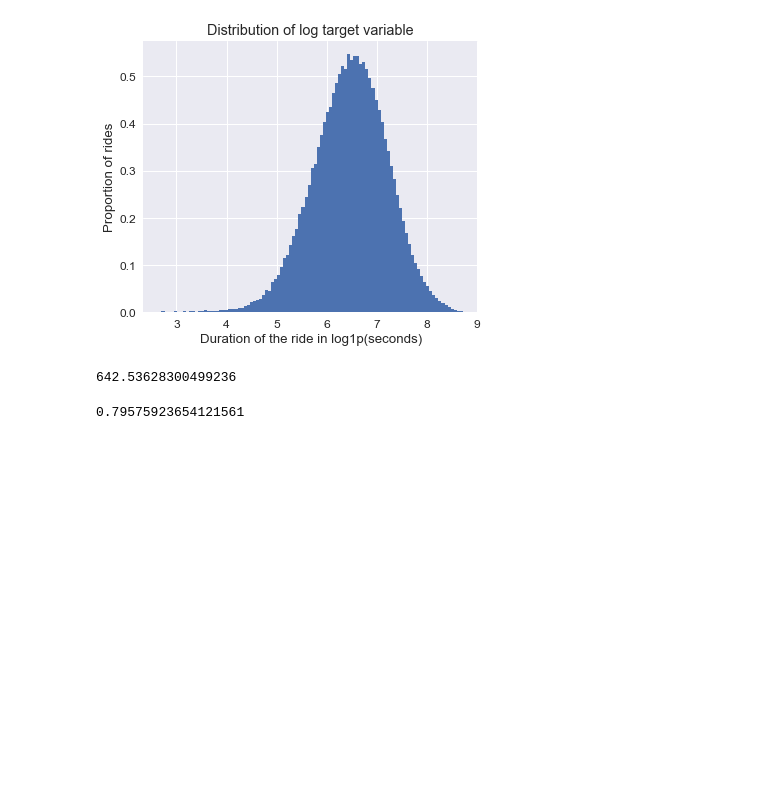
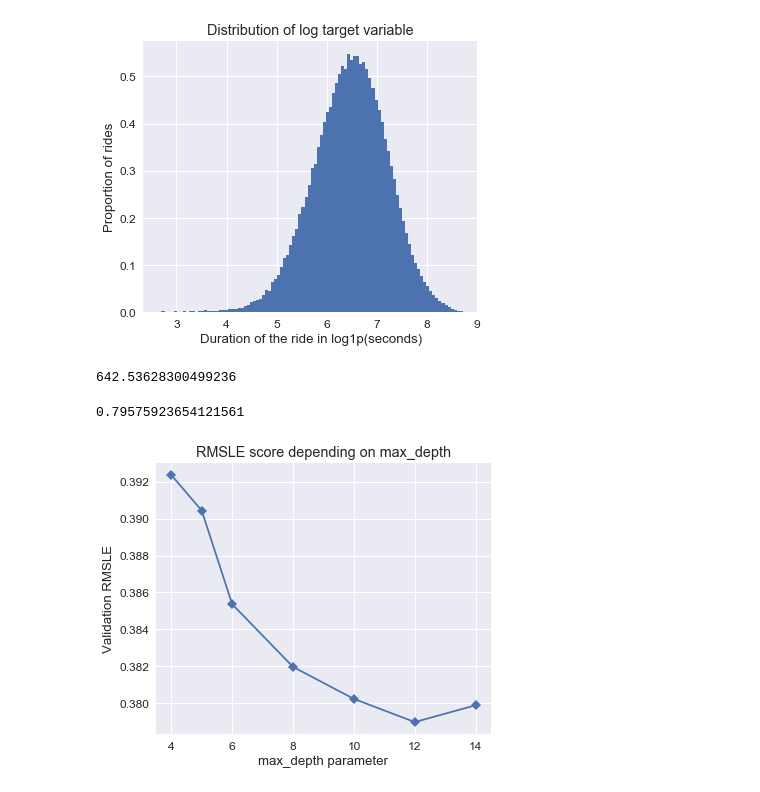
Before and after one commit to mxbi/mlnd-capstone, a Jupyter notebook: data_exploration.ipynb, the cells around one changed output. Cells and saved outputs as stored; diff of their text form; code cells hidden in the pictures; blank space fills up the shorter version.

```diff
--- a/data_exploration.ipynb
+++ b/data_exploration.ipynb
@@ -122,3 +122,19 @@ benchmark_score
 # Create a submission based on the benchmark model to submit to Kaggle
 benchmark_sub = pd.DataFrame({'id': df_test['id'], 'trip_duration': round(benchmark_val, 2)})
 benchmark_sub.to_csv('benchmark_submission.csv', index=False)
+# %%
+# Scores from optimisation
+max_depth = [(4, 0.39236500000000002), (5, 0.39043299999999997), (6, 0.38536500000000001), (8, 0.381965), (10, 0.38023099999999999), (12, 0.37897700000000001), (14, 0.379888)]
+colsample_bylevel = [(1, 0.37926599999999999), (0.9, 0.37897700000000001), (0.8, 0.37967600000000001), (0.7, 0.37894299999999997)]
+subsample = [(1, 0.37879800000000002), (0.9, 0.37894299999999997), (0.8, 0.38037900000000002), (0.7, 0.381635)]
+min_child_weight = [(0.5, 0.37879800000000002), (1, 0.37879800000000002), (2, 0.37919900000000001), (3, 0.380025)]
+
+sns.set(font_scale=1.2)
+plt.figure(figsize=(6, 5))
+plt.plot(*zip(*max_depth), marker='D')
+plt.title('RMSLE score depending on max_depth')
+plt.ylabel('Validation RMSLE')
+plt.xlabel('max_depth parameter')
+plt.show()
+# %% [output]
+[figure, added]
```
Also changed, not shown: parts of 15 cells of this notebook, 1 other file.
